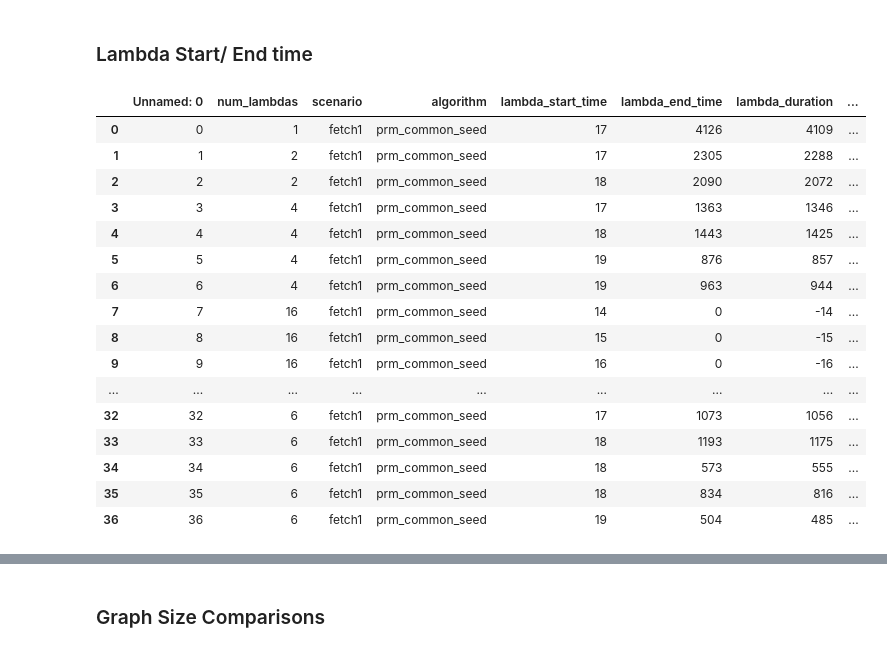
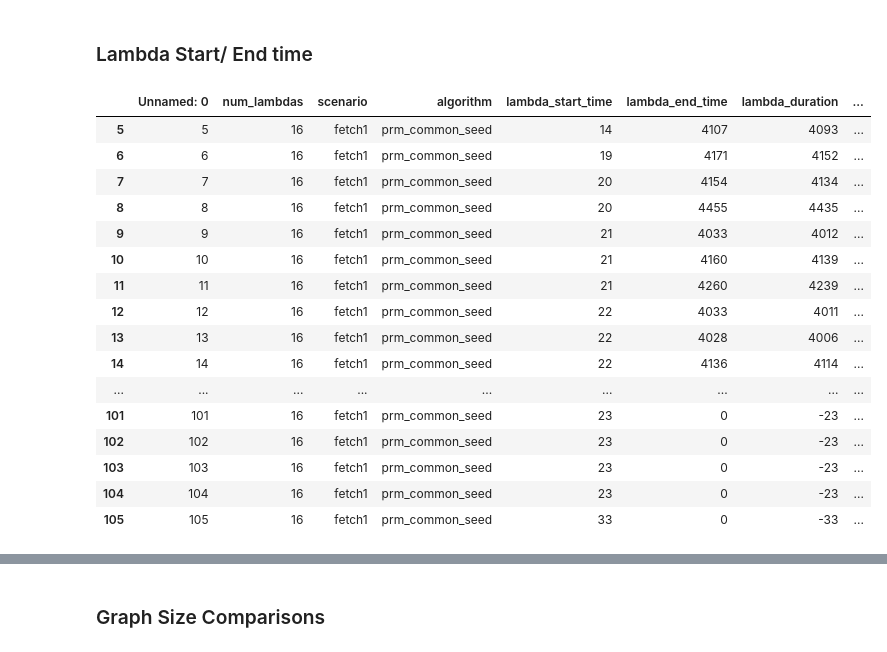
Before and after one commit to cryingpotat0/graph_mplambda, a Jupyter notebook: scripts/plotting.ipynb, the cells around one changed output, grey strips where cells are left out. Drawn from its saved outputs; the diff is of its cells as text; code cells hidden in the pictures.

```diff
--- a/scripts/plotting.ipynb
+++ b/scripts/plotting.ipynb
@@ -19,26 +19,31 @@ algorithm_names = {"prm_common_seed": "PRM Common Seed"}
 scenario = "fetch1"
 # %% [markdown]
 ### Lambda Start/ End time
-# %%
-df = pd.read_csv("{}/lambda_start_end_times.csv".format(ROOT))
-# df = df[df["num_lambdas"] == 16]
-df
-# %% [output]
-|  | Unnamed: 0 | num_lambdas | scenario | algorithm | lambda_start_time | lambda_end_time | lambda_duration | ... |
-| 0 | 0 | 1 | fetch1 | prm_common_seed | 17 | 4126 | 4109 | ... |
-| 1 | 1 | 2 | fetch1 | prm_common_seed | 17 | 2305 | 2288 | ... |
-| 2 | 2 | 2 | fetch1 | prm_common_seed | 18 | 2090 | 2072 | ... |
-| 3 | 3 | 4 | fetch1 | prm_common_seed | 17 | 1363 | 1346 | ... |
-| 4 | 4 | 4 | fetch1 | prm_common_seed | 18 | 1443 | 1425 | ... |
-| 5 | 5 | 4 | fetch1 | prm_common_seed | 19 | 876 | 857 | ... |
-| 6 | 6 | 4 | fetch1 | prm_common_seed | 19 | 963 | 944 | ... |
-| 7 | 7 | 16 | fetch1 | prm_common_seed | 14 | 0 | -14 | ... |
-| 8 | 8 | 16 | fetch1 | prm_common_seed | 15 | 0 | -15 | ... |
-| 9 | 9 | 16 | fetch1 | prm_common_seed | 16 | 0 | -16 | ... |
-| ... | ... | ... | ... | ... | ... | ... | ... | ... |
-| 32 | 32 | 6 | fetch1 | prm_common_seed | 17 | 1073 | 1056 | ... |
-| 33 | 33 | 6 | fetch1 | prm_common_seed | 18 | 1193 | 1175 | ... |
-| 34 | 34 | 6 | fetch1 | prm_common_seed | 18 | 573 | 555 | ... |
-| 35 | 35 | 6 | fetch1 | prm_common_seed | 18 | 834 | 816 | ... |
-| 36 | 36 | 6 | fetch1 | prm_common_seed | 19 | 504 | 485 | ... |
+# %%
+df = pd.read_csv("{}/lambda_start_end_times.csv".format(ROOT))
+plot_lambdas = sorted([16])
+plot_lambdas_id = "-".join(str(first) for first in plot_lambdas)
+SAVE_ROOT = "{}/{}/{}/{}".format(ROOT, scenario, ",".join(sorted(algorithm_names.keys())), plot_lambdas_id) #ROOT + "/" + plot_pairs_id
+os.makedirs(SAVE_ROOT)
+df = df[df["num_lambdas"].isin(plot_lambdas)]
+df = df[df["scenario"] == scenario]
+df
+# %% [output]
+|  | Unnamed: 0 | num_lambdas | scenario | algorithm | lambda_start_time | lambda_end_time | lambda_duration | ... |
+| 5 | 5 | 16 | fetch1 | prm_common_seed | 14 | 4107 | 4093 | ... |
+| 6 | 6 | 16 | fetch1 | prm_common_seed | 19 | 4171 | 4152 | ... |
+| 7 | 7 | 16 | fetch1 | prm_common_seed | 20 | 4154 | 4134 | ... |
+| 8 | 8 | 16 | fetch1 | prm_common_seed | 20 | 4455 | 4435 | ... |
+| 9 | 9 | 16 | fetch1 | prm_common_seed | 21 | 4033 | 4012 | ... |
+| 10 | 10 | 16 | fetch1 | prm_common_seed | 21 | 4160 | 4139 | ... |
+| 11 | 11 | 16 | fetch1 | prm_common_seed | 21 | 4260 | 4239 | ... |
+| 12 | 12 | 16 | fetch1 | prm_common_seed | 22 | 4033 | 4011 | ... |
+| 13 | 13 | 16 | fetch1 | prm_common_seed | 22 | 4028 | 4006 | ... |
+| 14 | 14 | 16 | fetch1 | prm_common_seed | 22 | 4136 | 4114 | ... |
+| ... | ... | ... | ... | ... | ... | ... | ... | ... |
+| 101 | 101 | 16 | fetch1 | prm_common_seed | 23 | 0 | -23 | ... |
+| 102 | 102 | 16 | fetch1 | prm_common_seed | 23 | 0 | -23 | ... |
+| 103 | 103 | 16 | fetch1 | prm_common_seed | 23 | 0 | -23 | ... |
+| 104 | 104 | 16 | fetch1 | prm_common_seed | 23 | 0 | -23 | ... |
+| 105 | 105 | 16 | fetch1 | prm_common_seed | 33 | 0 | -33 | ... |
 # %%
```
Also changed, not shown: parts of 1 cell of this notebook, 6 other files.
